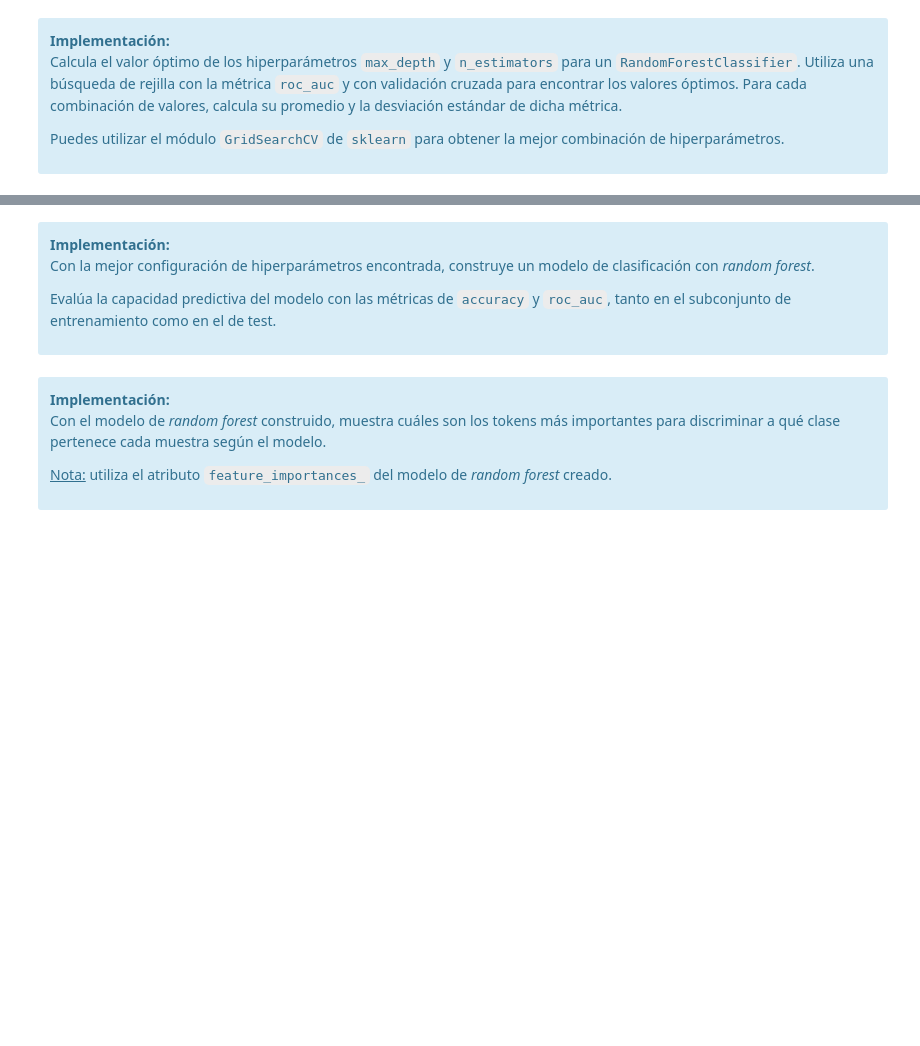
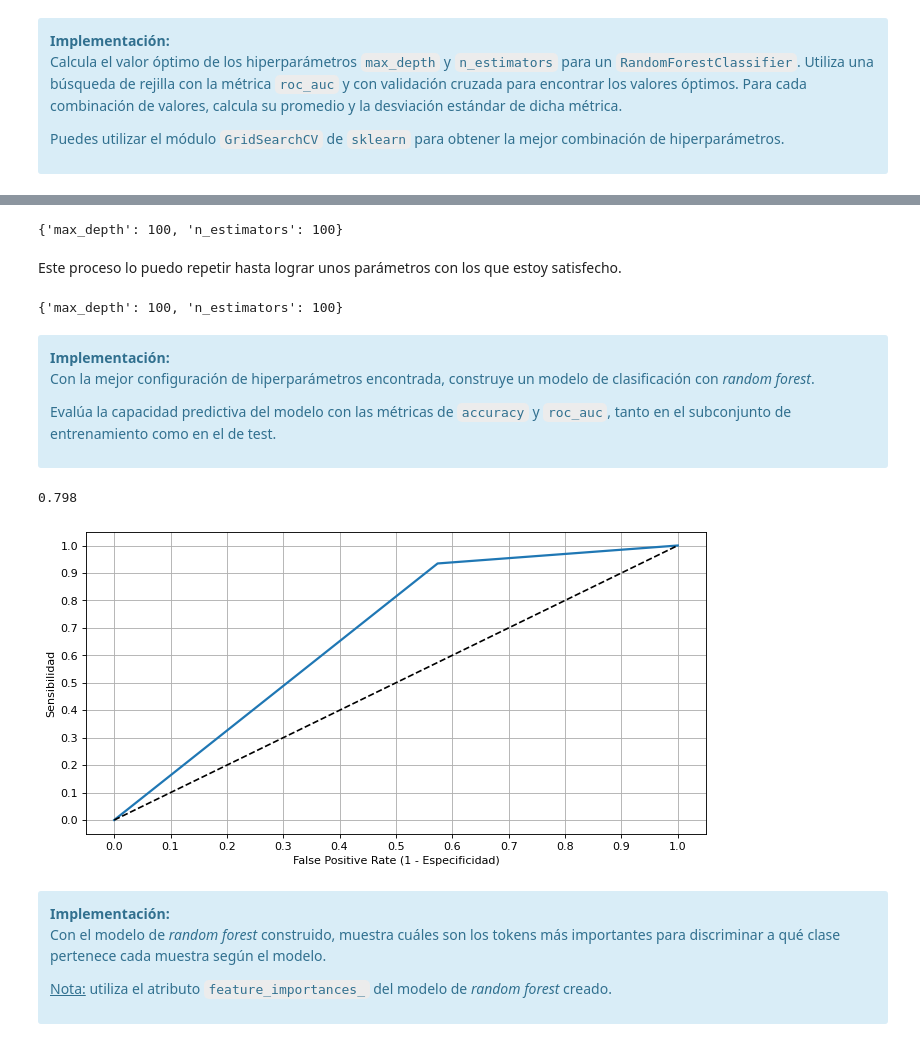
Before and after one commit to angelbujalance/MAME_PEC, a Jupyter notebook: 20221_M2.855_PEC3_Enunciado.ipynb, the cells around one changed output, grey strips where cells are left out. Saved outputs shown, nothing was run; the diff lists cells and outputs as text; code cells hidden in the pictures; blank space fills up the shorter version.

```diff
--- a/20221_M2.855_PEC3_Enunciado.ipynb
+++ b/20221_M2.855_PEC3_Enunciado.ipynb
@@ -1334,0 +1387,7 @@ Puedes utilizar el módulo `GridSearchCV` de `sklearn` para obtener la mejor com
+# %%
+rfc = RandomForestClassifier(random_state=42, n_estimators=50, max_depth=25)
+rfc.fit(X_train, y_train)
+
+y_pred = rfc.predict(X_test)
+
+print(accuracy_score(y_test, y_pred))
@@ -1335,3 +1398,27 @@ Puedes utilizar el módulo `GridSearchCV` de `sklearn` para obtener la mejor com
+# %%
+param_grid = {'n_estimators':[50, 100, 200],
+              'max_depth':[25, 50, 100]}
+
+rfc = RandomForestClassifier(random_state=42)
+
+grid_rfc = GridSearchCV(rfc, param_grid, cv=3)
+grid_rfc.fit(X_train, y_train)
+grid_rfc.best_params_
+# %% [output]
+{'max_depth': 100, 'n_estimators': 100}
+# %% [markdown]
+Este proceso lo puedo repetir hasta lograr unos parámetros con los que estoy satisfecho.
+# %%
+param_grid = {'n_estimators':[80, 100, 110, 130],
+              'max_depth':[80, 100, 120]}
+
+rfc = RandomForestClassifier(random_state=42)
+
+grid_rfc = GridSearchCV(rfc, param_grid, cv=3)
+grid_rfc.fit(X_train, y_train)
+grid_rfc.best_params_
+# %% [output]
+{'max_depth': 100, 'n_estimators': 100}
 # %% [markdown]
 <div class="alert alert-block alert-info">
 <strong>Implementación:</strong>
@@ -1340,6 +1427,23 @@ Con la mejor configuración de hiperparámetros encontrada, construye un modelo
 
 Evalúa la capacidad predictiva del modelo con las métricas de `accuracy` y `roc_auc`, tanto en el subconjunto de entrenamiento como en el de test.
 </div>
+# %%
+rfc = RandomForestClassifier(random_state=42, n_estimators=100, max_depth=100)
+rfc.fit(X_train, y_train)
+
+y_pred = rfc.predict(X_test)
+
+print(accuracy_score(y_test, y_pred))
+# %% [output]
+0.798
+# %%
+y_scores = cross_val_predict(rfc, X_train,y_train, cv=5)
+
+fpr, tpr, thresh = roc_curve(y_train, y_scores)
+plot_roc(fpr, tpr)
+plt.show()
+# %% [output]
+[figure, added]
 # %% [markdown]
 <div class="alert alert-block alert-info">
 <strong>Implementación:</strong>
```
Also changed, not shown: parts of 16 cells of this notebook.
